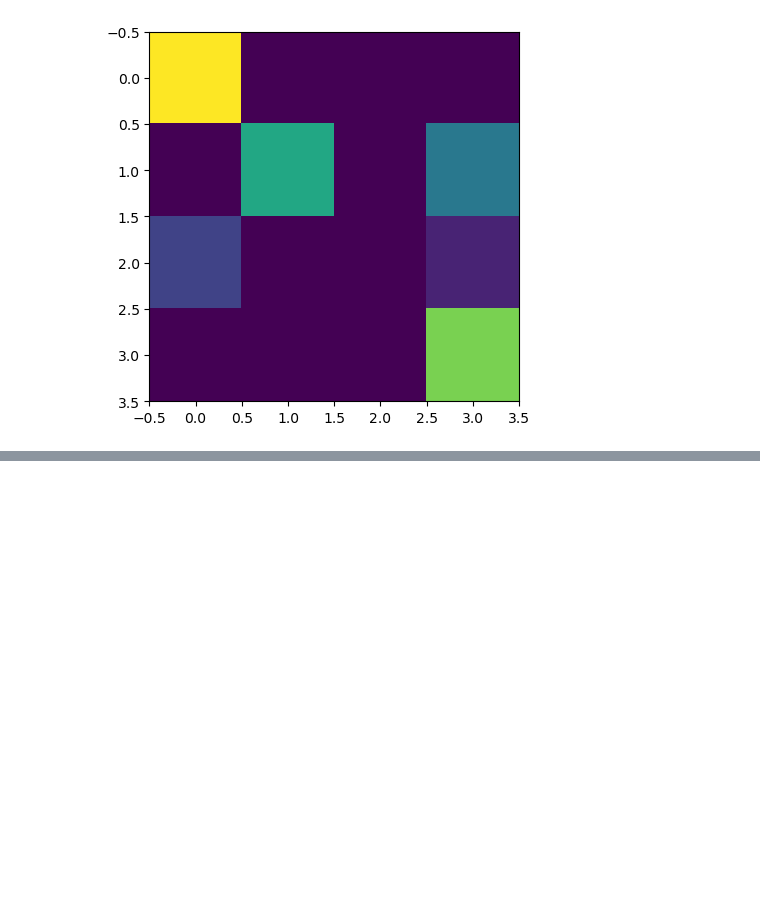
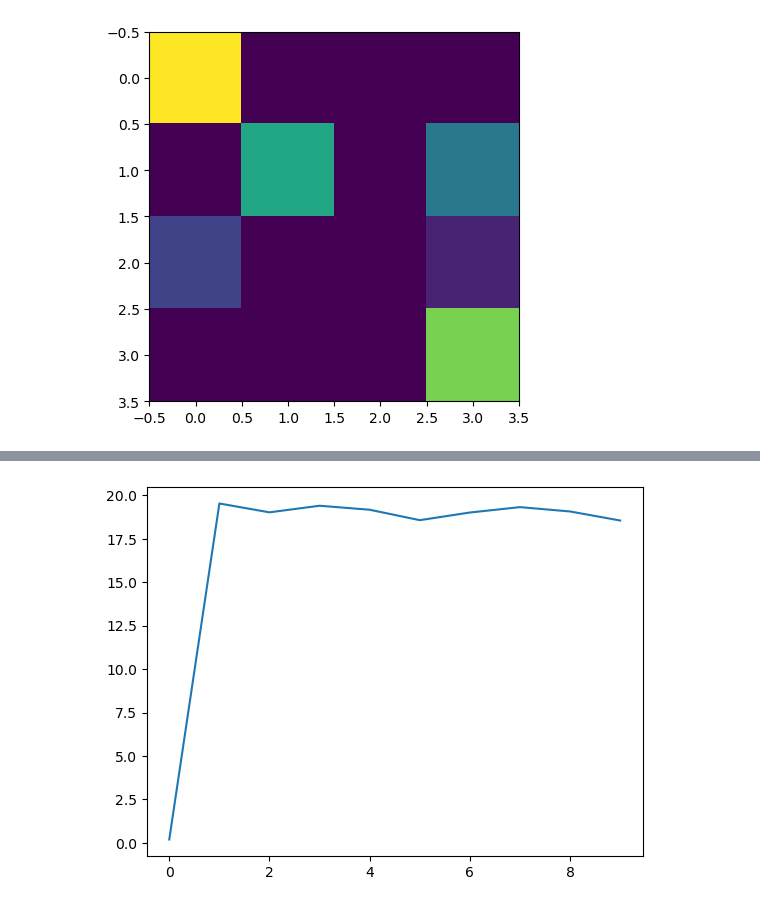
Before and after one commit to LYT922/ML-Reinforcement-Learning, a Jupyter notebook: Assignment_3_part1_2.ipynb, the cells around one changed output, grey strips where cells are left out. Saved outputs shown, nothing was run; the diff lists cells and outputs as text; code cells hidden in the pictures; blank space fills up the shorter version.

```diff
--- a/Assignment_3_part1_2.ipynb
+++ b/Assignment_3_part1_2.ipynb
@@ -77,7 +77,7 @@ class GameEnv(gym.Env):
         observation = self.state.flatten()
         reward = 0
         if (self.agent_pos == self.goal_pos).all():
-            reward = 10 #Target position: Given max reward if it reaches target
+            reward = 20 #Target position: Given big reward if it reaches target
             done = True   #stops the agent from continuing to move (terminal state)
             print("\nTerminal State reached!\n")
 
@@ -374,0 +381,6 @@ plt.show()
+# %%
+plt.plot(avg_steps)
+plt.show()
+plt.title("Average step count every 100 episodes")
+# %% [output]
+[figure, added]
```
Also changed, not shown: parts of 15 cells of this notebook.
